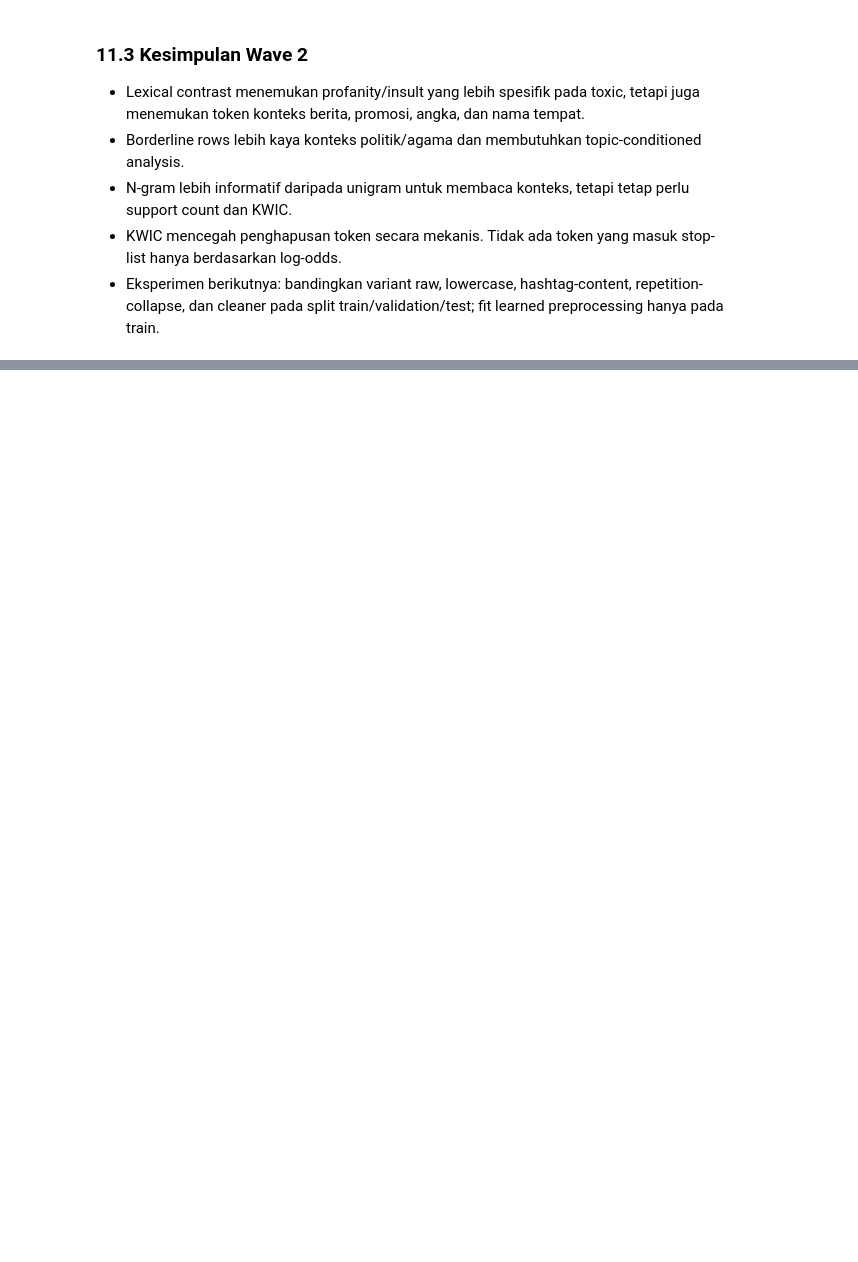
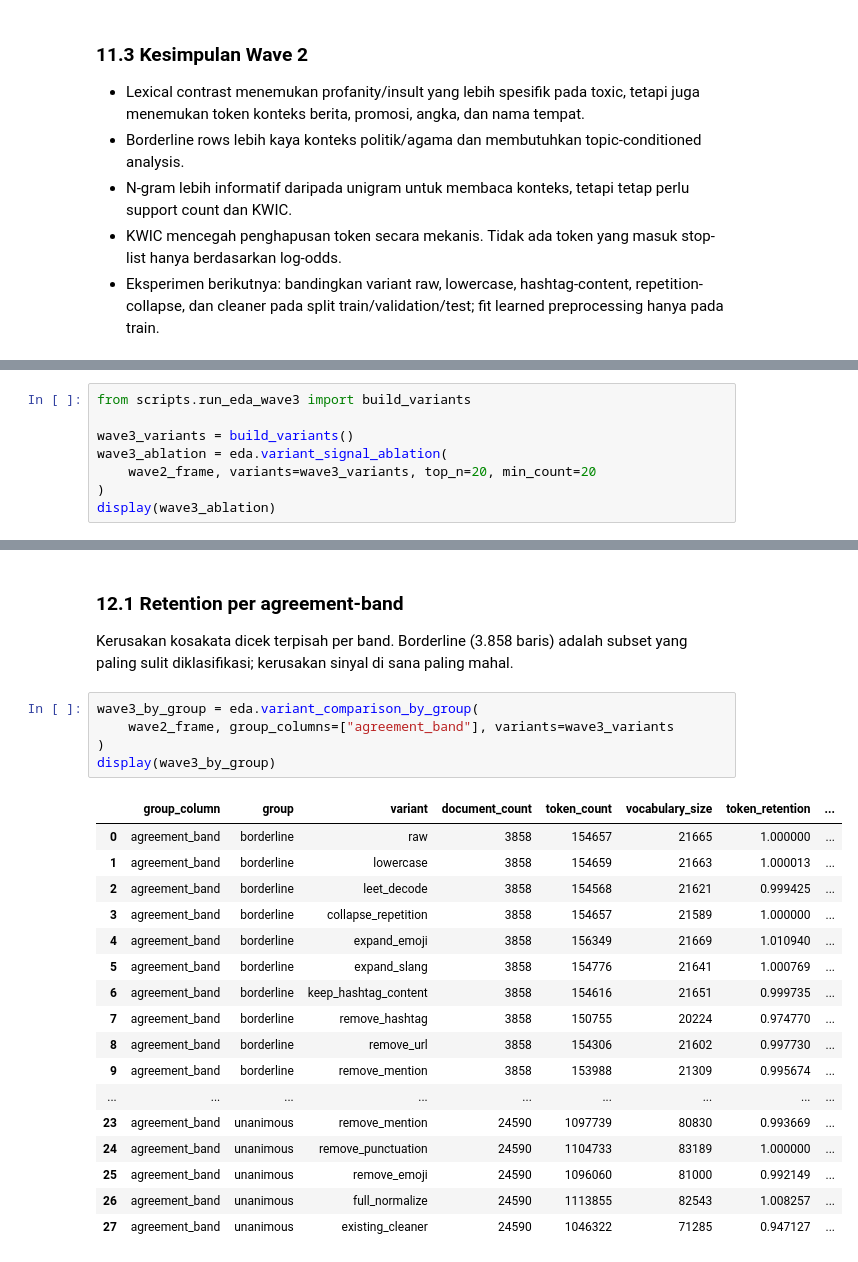
Before and after one commit to Josshua-DSA/Vox, a Jupyter notebook: notebooks/01_eda.ipynb, the cells around one changed output, grey strips where cells are left out. Cells and saved outputs as stored; diff of their text form; blank space fills up the shorter version.

Commit message:
feat(eda): integrate wave 3R, 4, 5, and 6 findings into notebook

```diff
--- a/notebooks/01_eda.ipynb
+++ b/notebooks/01_eda.ipynb
@@ -996,0 +1004,8 @@ display(wave2_kwic[["query_term", "group", "label", "left_context", "term", "rig
+# %%
+from scripts.run_eda_wave3 import build_variants
+
+wave3_variants = build_variants()
+wave3_ablation = eda.variant_signal_ablation(
+    wave2_frame, variants=wave3_variants, top_n=20, min_count=20
+)
+display(wave3_ablation)
@@ -996,0 +1029,27 @@ display(wave2_kwic[["query_term", "group", "label", "left_context", "term", "rig
+# %% [markdown]
+### 12.1 Retention per agreement-band
+
+Kerusakan kosakata dicek terpisah per band. Borderline (3.858 baris) adalah subset yang paling sulit diklasifikasi; kerusakan sinyal di sana paling mahal.
+# %%
+wave3_by_group = eda.variant_comparison_by_group(
+    wave2_frame, group_columns=["agreement_band"], variants=wave3_variants
+)
+display(wave3_by_group)
+# %% [output]
+|  | group_column | group | variant | document_count | token_count | vocabulary_size | token_retention | ... |
+| 0 | agreement_band | borderline | raw | 3858 | 154657 | 21665 | 1.000000 | ... |
+| 1 | agreement_band | borderline | lowercase | 3858 | 154659 | 21663 | 1.000013 | ... |
+| 2 | agreement_band | borderline | leet_decode | 3858 | 154568 | 21621 | 0.999425 | ... |
+| 3 | agreement_band | borderline | collapse_repetition | 3858 | 154657 | 21589 | 1.000000 | ... |
+| 4 | agreement_band | borderline | expand_emoji | 3858 | 156349 | 21669 | 1.010940 | ... |
+| 5 | agreement_band | borderline | expand_slang | 3858 | 154776 | 21641 | 1.000769 | ... |
+| 6 | agreement_band | borderline | keep_hashtag_content | 3858 | 154616 | 21651 | 0.999735 | ... |
+| 7 | agreement_band | borderline | remove_hashtag | 3858 | 150755 | 20224 | 0.974770 | ... |
+| 8 | agreement_band | borderline | remove_url | 3858 | 154306 | 21602 | 0.997730 | ... |
+| 9 | agreement_band | borderline | remove_mention | 3858 | 153988 | 21309 | 0.995674 | ... |
+| ... | ... | ... | ... | ... | ... | ... | ... | ... |
+| 23 | agreement_band | unanimous | remove_mention | 24590 | 1097739 | 80830 | 0.993669 | ... |
+| 24 | agreement_band | unanimous | remove_punctuation | 24590 | 1104733 | 83189 | 1.000000 | ... |
+| 25 | agreement_band | unanimous | remove_emoji | 24590 | 1096060 | 81000 | 0.992149 | ... |
+| 26 | agreement_band | unanimous | full_normalize | 24590 | 1113855 | 82543 | 1.008257 | ... |
+| 27 | agreement_band | unanimous | existing_cleaner | 24590 | 1046322 | 71285 | 0.947127 | ... |
```
Also changed, not shown: parts of 21 cells of this notebook.
